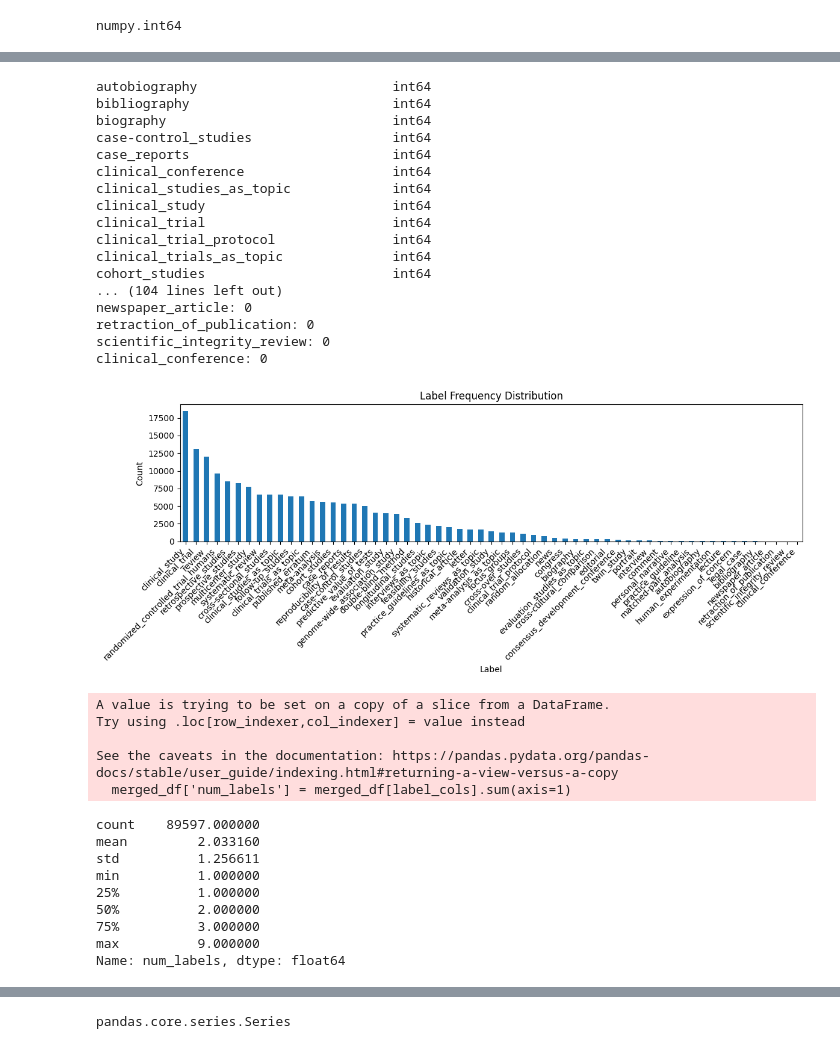
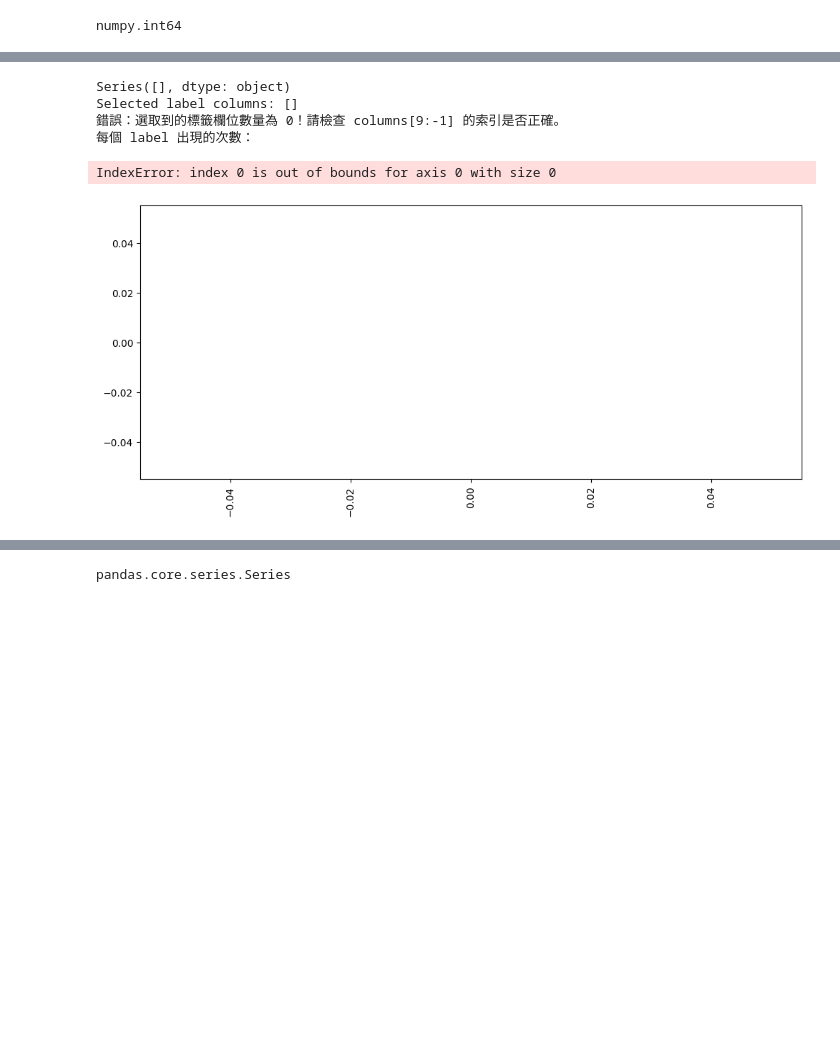
Before and after one commit to sylvey/DPR_Abstract_Generation, a Jupyter notebook: WithoutDistribution_balanced.ipynb, the cells around one changed output, grey strips where cells are left out. Saved outputs shown, nothing was run; the diff lists cells and outputs as text; code cells hidden in the pictures; blank space fills up the shorter version.

```diff
--- a/WithoutDistribution_balanced.ipynb
+++ b/WithoutDistribution_balanced.ipynb
@@ -291,10 +532,15 @@ import seaborn as sns
 
 
 # 假設第一欄是 ids，剩下的是 one-hot labels
+# merged_df = df2
 label_cols = merged_df.columns[9:-2]  # 你可以調整這個 index，如果 label 欄位不是從第 1 欄開始
 print(merged_df[label_cols].dtypes)
 
 # === Step 2: 計算每個 label 的出現次數 ===
+print(f"Selected label columns: {list(label_cols)}")
+if len(label_cols) == 0:
+    print("錯誤：選取到的標籤欄位數量為 0！請檢查 columns[9:-1] 的索引是否正確。")
+
 label_counts = merged_df[label_cols].sum().sort_values(ascending=False)
 
 # 顯示結果
@@ -308,62 +554,36 @@ label_counts.plot(kind='bar')
 plt.title("Label Frequency Distribution")
 plt.xlabel("Label")
 plt.ylabel("Count")
 plt.xticks(rotation=45, ha='right')
 plt.tight_layout()
 plt.show()
 
 # === Step 4: 每筆資料擁有幾個 label ===
 merged_df['num_labels'] = merged_df[label_cols].sum(axis=1)
 
 # 顯示基本統計
 print(merged_df['num_labels'].describe())
 
 # 視覺化
 plt.figure(figsize=(8, 4))
 merged_df['num_labels'].value_counts().sort_index().plot(kind='bar')
 plt.title("Number of Labels per Sample")
 plt.xlabel("Label Count")
 plt.ylabel("Number of Samples")
 plt.tight_layout()
 plt.show()
 
 # === Step 5: Label Co-occurrence Matrix (可選) ===
 co_occur = merged_df[label_cols].T.dot(merged_df[label_cols])
 plt.figure(figsize=(10, 8))
 sns.heatmap(co_occur, cmap='Blues', xticklabels=True, yticklabels=True)
 plt.title("Label Co-occurrence Heatmap")
 plt.tight_layout()
 plt.show()
 # %% [output]
-autobiography                         int64
-bibliography                          int64
-biography                             int64
-case-control_studies                  int64
-case_reports                          int64
-clinical_conference                   int64
-clinical_studies_as_topic             int64
-clinical_study                        int64
-clinical_trial                        int64
-clinical_trial_protocol               int64
-clinical_trials_as_topic              int64
-cohort_studies                        int64
-... (104 lines left out)
-newspaper_article: 0
-retraction_of_publication: 0
-scientific_integrity_review: 0
-clinical_conference: 0
+Series([], dtype: object)
+Selected label columns: []
+錯誤：選取到的標籤欄位數量為 0！請檢查 columns[9:-1] 的索引是否正確。
+每個 label 出現的次數：
+IndexError: index 0 is out of bounds for axis 0 with size 0
-[figure, old version]
+[figure, new version]
-A value is trying to be set on a copy of a slice from a DataFrame.
-Try using .loc[row_indexer,col_indexer] = value instead
-
-See the caveats in the documentation: https://pandas.pydata.org/pandas-docs/stable/user_guide/indexing.html#returning-a-view-versus-a-copy
-  merged_df['num_labels'] = merged_df[label_cols].sum(axis=1)
-count    89597.000000
-mean         2.033160
-std          1.256611
-min          1.000000
-25%          1.000000
-50%          2.000000
-75%          3.000000
-max          9.000000
-Name: num_labels, dtype: float64
```
Also changed, not shown: parts of 11 cells of this notebook, 20 other files.
